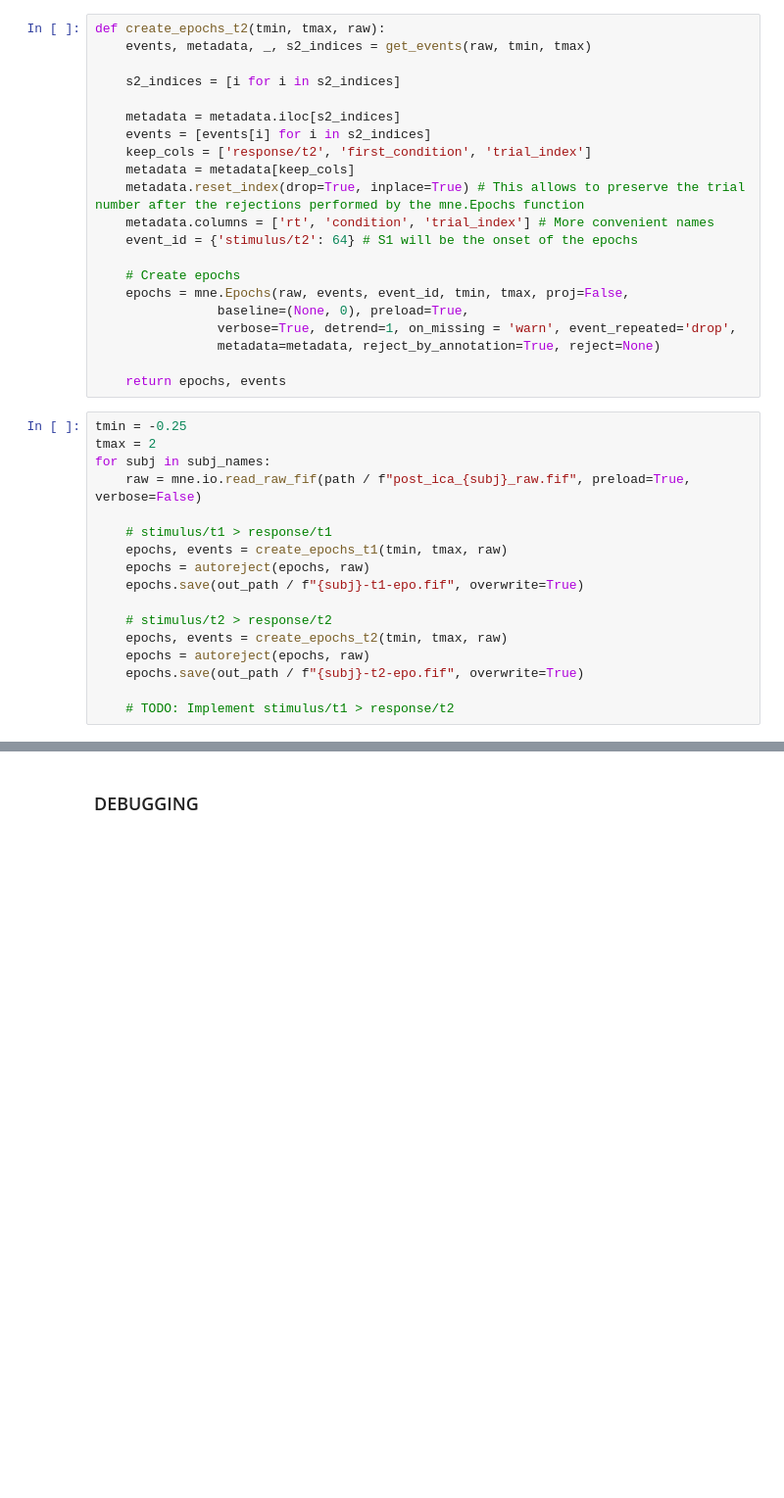
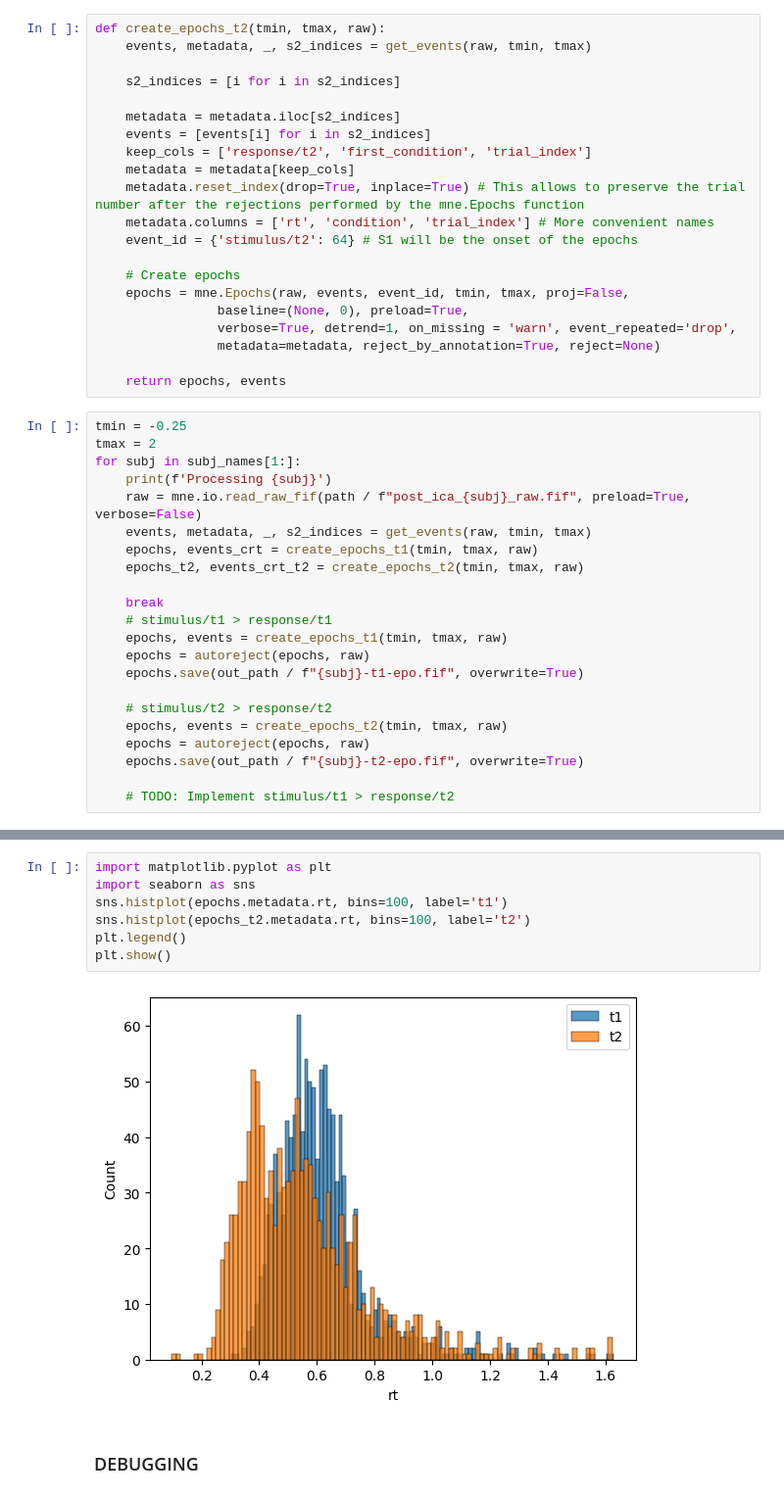
Before and after one commit to rickdott/prp, a Jupyter notebook: preprocessing/1_epoching.ipynb, the cells around one changed output, grey strips where cells are left out. Shown: that part at 98% size. Saved outputs shown, nothing was run; the diff lists cells and outputs as text; blank space fills up the shorter version.

```diff
--- a/preprocessing/1_epoching.ipynb
+++ b/preprocessing/1_epoching.ipynb
@@ -386,9 +327,14 @@ def create_epochs_t2(tmin, tmax, raw):
 # %%
 tmin = -0.25
 tmax = 2
-for subj in subj_names:
+for subj in subj_names[1:]:
+    print(f'Processing {subj}')
     raw = mne.io.read_raw_fif(path / f"post_ica_{subj}_raw.fif", preload=True, verbose=False)
+    events, metadata, _, s2_indices = get_events(raw, tmin, tmax)
+    epochs, events_crt = create_epochs_t1(tmin, tmax, raw)
+    epochs_t2, events_crt_t2 = create_epochs_t2(tmin, tmax, raw)
 
+    break
     # stimulus/t1 > response/t1
     epochs, events = create_epochs_t1(tmin, tmax, raw)
     epochs = autoreject(epochs, raw)
@@ -482,3 +403,12 @@ Estimated consensus=0.30 and n_interpolate=4
+# %%
+import matplotlib.pyplot as plt
+import seaborn as sns
+sns.histplot(epochs.metadata.rt, bins=100, label='t1')
+sns.histplot(epochs_t2.metadata.rt, bins=100, label='t2')
+plt.legend()
+plt.show()
+# %% [output]
+[figure, added]
 # %% [markdown]
 ### DEBUGGING
 # %%
```
Also changed, not shown: parts of 17 cells of this notebook, 28 other files.
